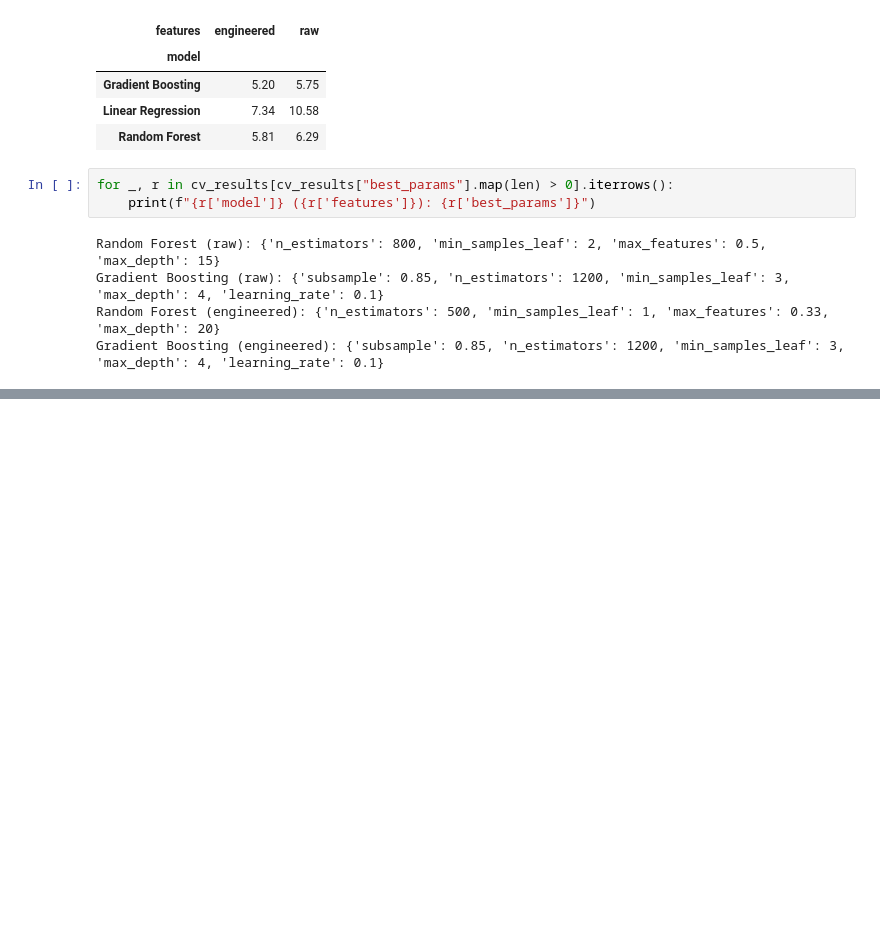
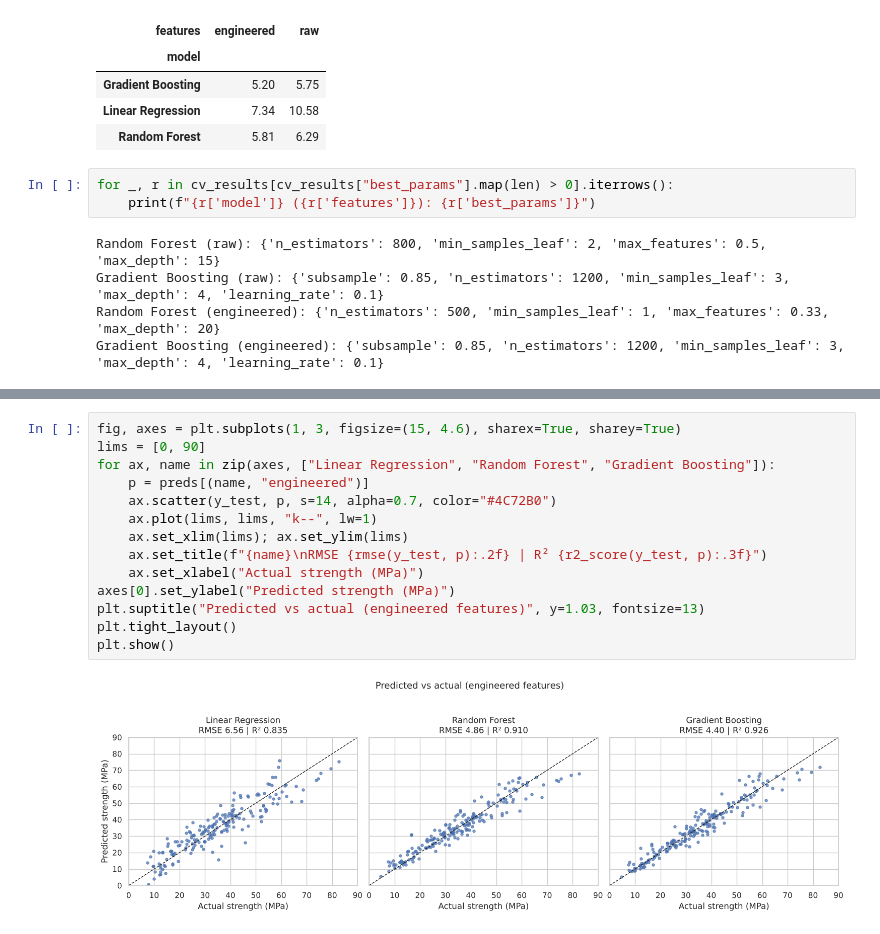
Before and after one commit to weedymif-tech/Ostaad, a Jupyter notebook: experiment.ipynb, the cells around one changed output, grey strips where cells are left out. Saved outputs shown, nothing was run; the diff lists cells and outputs as text; blank space fills up the shorter version.

```diff
--- a/experiment.ipynb
+++ b/experiment.ipynb
@@ -371,0 +414,16 @@ Gradient Boosting (engineered): {'subsample': 0.85, 'n_estimators': 1200, 'min_s
+# %%
+fig, axes = plt.subplots(1, 3, figsize=(15, 4.6), sharex=True, sharey=True)
+lims = [0, 90]
+for ax, name in zip(axes, ["Linear Regression", "Random Forest", "Gradient Boosting"]):
+    p = preds[(name, "engineered")]
+    ax.scatter(y_test, p, s=14, alpha=0.7, color="#4C72B0")
+    ax.plot(lims, lims, "k--", lw=1)
+    ax.set_xlim(lims); ax.set_ylim(lims)
+    ax.set_title(f"{name}\nRMSE {rmse(y_test, p):.2f} | R² {r2_score(y_test, p):.3f}")
+    ax.set_xlabel("Actual strength (MPa)")
+axes[0].set_ylabel("Predicted strength (MPa)")
+plt.suptitle("Predicted vs actual (engineered features)", y=1.03, fontsize=13)
+plt.tight_layout()
+plt.show()
+# %% [output]
+[figure, added]
```
Also changed, not shown: parts of 5 cells of this notebook.
